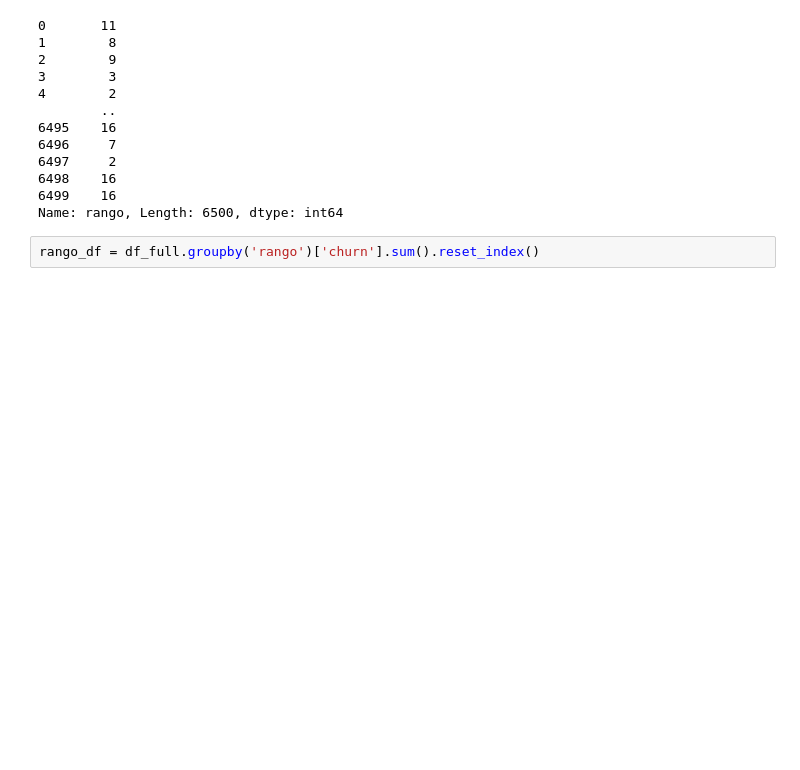
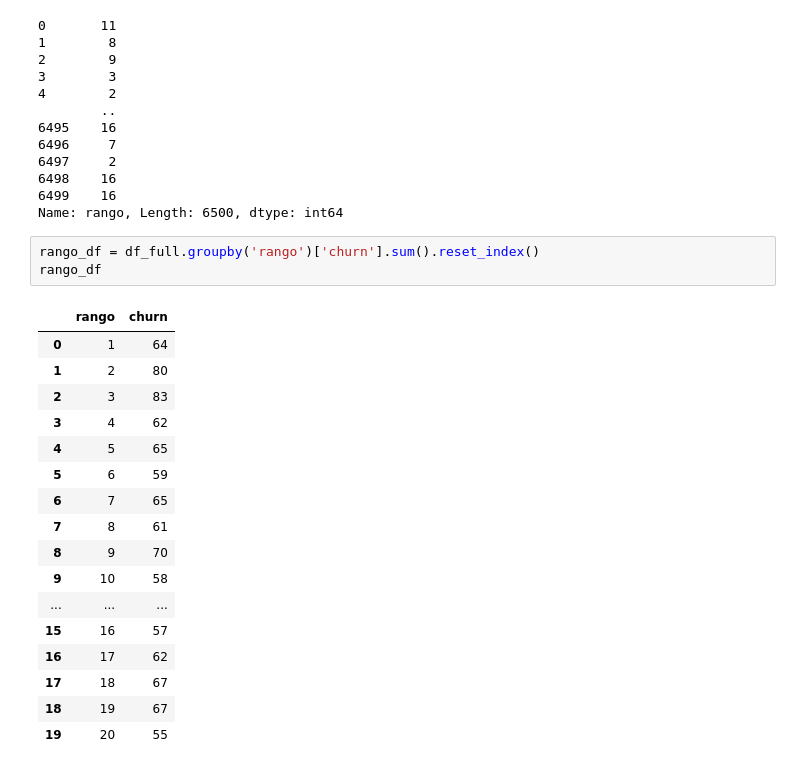
Before and after one commit to Faabrisgro/proyecto_final_mundose, a Jupyter notebook: proyecto_final.ipynb, the cells around one changed output. Cells and saved outputs as stored; diff of their text form; blank space fills up the shorter version.

```diff
--- a/proyecto_final.ipynb
+++ b/proyecto_final.ipynb
@@ -200,6 +222,25 @@ df_full['rango']
 Name: rango, Length: 6500, dtype: int64
 # %%
 rango_df = df_full.groupby('rango')['churn'].sum().reset_index()
+rango_df
+# %% [output]
+|  | rango | churn |
+| 0 | 1 | 64 |
+| 1 | 2 | 80 |
+| 2 | 3 | 83 |
+| 3 | 4 | 62 |
+| 4 | 5 | 65 |
+| 5 | 6 | 59 |
+| 6 | 7 | 65 |
+| 7 | 8 | 61 |
+| 8 | 9 | 70 |
+| 9 | 10 | 58 |
+| ... | ... | ... |
+| 15 | 16 | 57 |
+| 16 | 17 | 62 |
+| 17 | 18 | 67 |
+| 18 | 19 | 67 |
+| 19 | 20 | 55 |
 # %%
 sns.barplot(x=rango_df['rango'], y=rango_df['churn'])
 plt.xticks(rotation=45)
```
Also changed, not shown: parts of 7 cells of this notebook.
